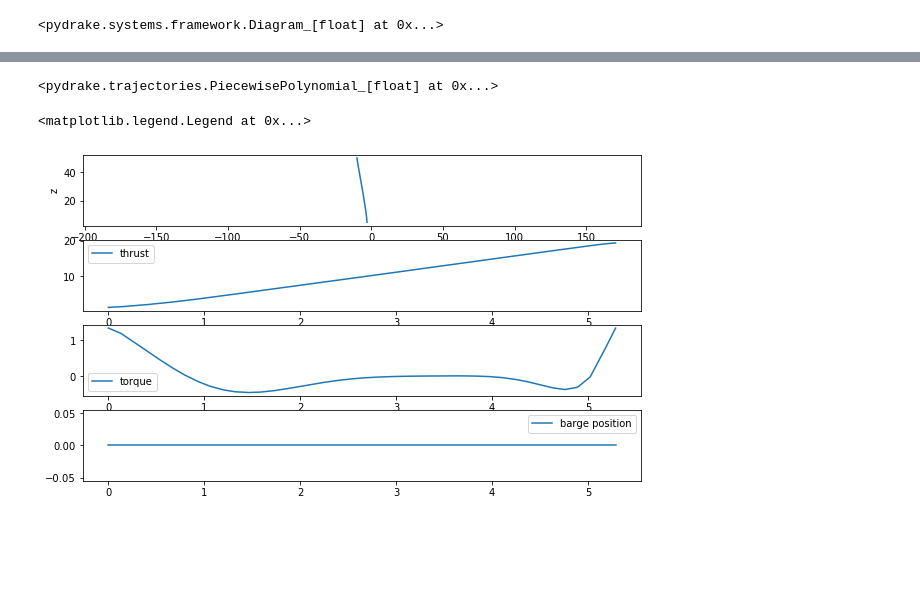
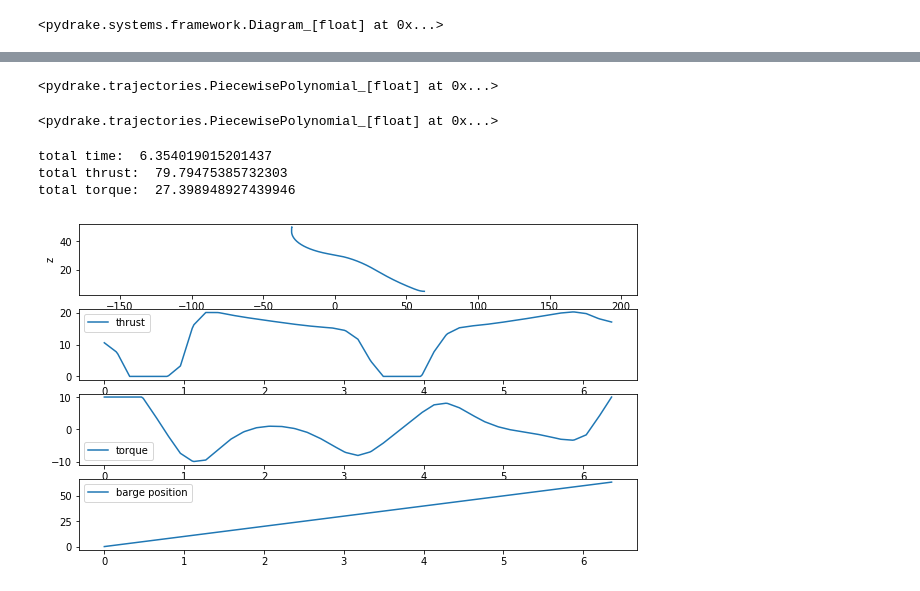
Before and after one commit to decastrol/rocket-lander, a Jupyter notebook: notebook.ipynb, the cells around one changed output, grey strips where cells are left out. Drawn from its saved outputs; the diff is of its cells as text; code cells hidden in the pictures; blank space fills up the shorter version.

```diff
--- a/notebook.ipynb
+++ b/notebook.ipynb
@@ -269,16 +308,3 @@ draw_rocket(np.array([0,0, np.pi / 3, 0,0,0,0, 0]))
 # %% [output]
 [drawing not drawn]
 <pydrake.systems.framework.Diagram_[float] at 0x...>
-# %%
-
-builder = DiagramBuilder()
-plant, scene = AddMultibodyPlantSceneGraph(builder, time_step=0.0)
-Parser(plant).AddModelFromString(rocket_urdf, "urdf")
-# Parser(plant).AddModelFromString(barge_urdf, "urdf")
-plant.Finalize()
-
-rocket = builder.AddSystem(Rocket2D_[float]())
-RocketGeometry.AddToBuilder(builder, rocket.GetOutputPort("x"), scene)
-# BargeGeometry.AddToBuilder(builder, rocket.GetOutputPort("bargeState"), scene)
-
-diagram =
@@ -525,3 +521,7 @@ AssertionError:
+# %%
+u_traj
+# %% [output]
+<pydrake.trajectories.PiecewisePolynomial_[float] at 0x...>
 # %%
 x_traj
 # %% [output]
@@ -533,22 +533,32 @@ x_traj
 # %%
 ts = np.linspace(u_traj.start_time(), u_traj.end_time(), 301)
 s = RocketBargeState(x_traj.vector_values(ts))
 u = u_traj.vector_values(ts)
 
 fig, ax = plt.subplots(4,1, figsize=(10,6))
 ax[0].plot(s.x, s.z)
 ax[0].set_xlabel('x')
 ax[0].set_ylabel('z')
 ax[0].axis('equal')
 ax[1].plot(ts, u[0], label='thrust')
 ax[1].legend()
 ax[2].plot(ts, u[1], label='torque')
 ax[2].legend()
 ax[3].plot(ts, s.bargeX, label='barge position')
 ax[3].legend()
+
+# calculate total thrust and torque, NOTE: this only works if u's are evenly spaces in time
+total_time = u_traj.end_time() - u_traj.start_time()
+total_thrust = total_time * sum(abs(u[0]))/len(u[0])
+total_torque = total_time * sum(abs(u[1]))/len(u[1])
+print("total time: ", total_time)
+print("total thrust: ", total_thrust)
+print("total torque: ", total_torque)
 # %% [output]
-<matplotlib.legend.Legend at 0x...>
+total time:  6.354019015201437
+total thrust:  79.79475385732303
+total torque:  27.398948927439946
-[figure, old version]
+[figure, new version]
 # %% [markdown]
 <a style='text-decoration:none;line-height:16px;display:flex;color:#5B5B62;padding:10px;justify-content:end;' href='https://deepnote.com?utm_source=created-in-deepnote-cell&projectId=48a3d090-8efd-4fd5-9847-d5e27a9acb16' target="_blank">
 <img alt='Created in deepnote.com' style='display:inline;max-height:16px;margin:0px;margin-right:7.5px;' src='embedded-picture-1' > </img>
```
Also changed, not shown: parts of 5 cells of this notebook.
